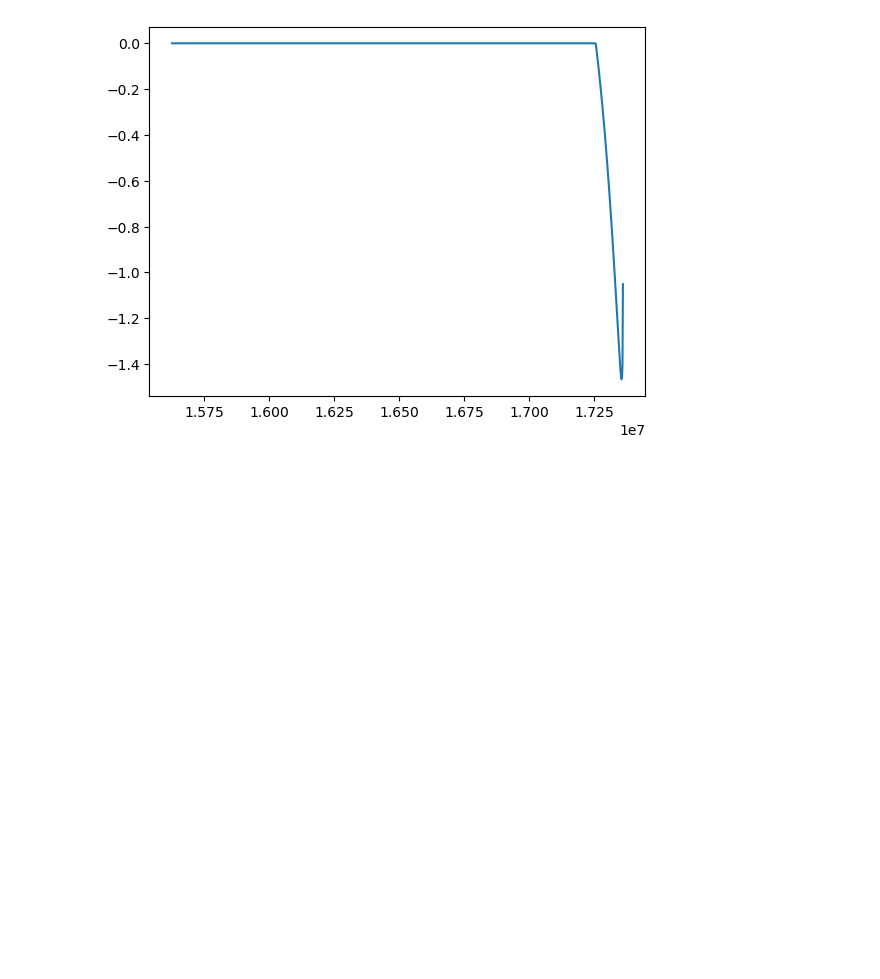
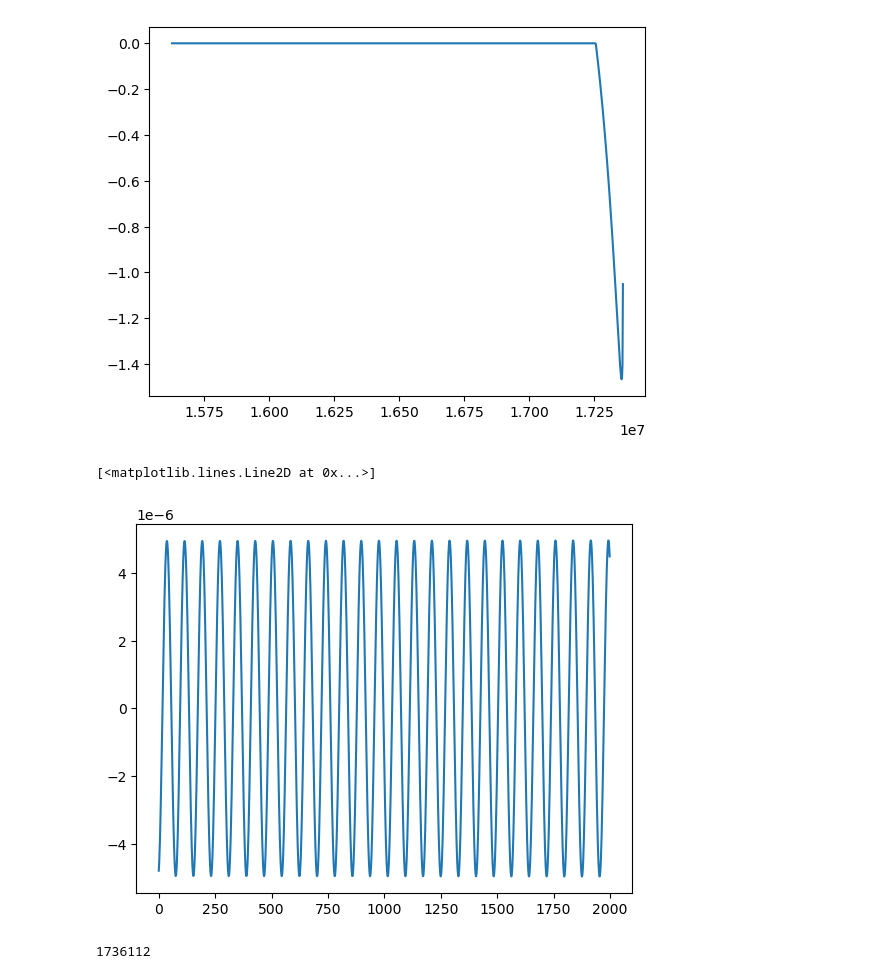
Before and after one commit to znasipak/FastEMRIWaveforms-Soton-Hackathon-2025, a Jupyter notebook: examples/Resonance_example.ipynb, the cells around one changed output. Saved outputs shown, nothing was run; the diff lists cells and outputs as text; code cells hidden in the pictures; blank space fills up the shorter version.

Commit message:
Add the waveform generation

```diff
--- a/examples/Resonance_example.ipynb
+++ b/examples/Resonance_example.ipynb
@@ -59,3 +61,16 @@ plt.plot(t[9000:],(Phi_phi-Phi_phiRes)[9000:])
 # %% [output]
 [<matplotlib.lines.Line2D at 0x...>]
 [figure]
+# %%
+wav = FastKerrEccentricEquatorialFlux(inspiral_kwargs={'func':KerrEccEqFlux,'flux_output_convention':"ELQ"})
+# %%
+wav_res = FastKerrEccentricEquatorialFlux(inspiral_kwargs={'func':KerrEccEqFlux,'resonance_handler':res, 'flux_output_convention':"ELQ"})
+# %%
+waveform = wav(*traj_pars, dt = 10, T=T,theta=0, phi=0)
+# %%
+waveform_res = wav_res(*traj_pars, dt = 10, T=T,theta=0, phi=0)
+# %%
+plt.plot(waveform[:2000].real-waveform_res[:2000].real)
+# %% [output]
+[<matplotlib.lines.Line2D at 0x...>]
+[figure, added]
@@ -61,0 +79,4 @@ plt.plot(t[9000:],(Phi_phi-Phi_phiRes)[9000:])
+# %%
+len(waveform)
+# %% [output]
+1736112
```
Also changed, not shown: parts of 4 cells of this notebook.
